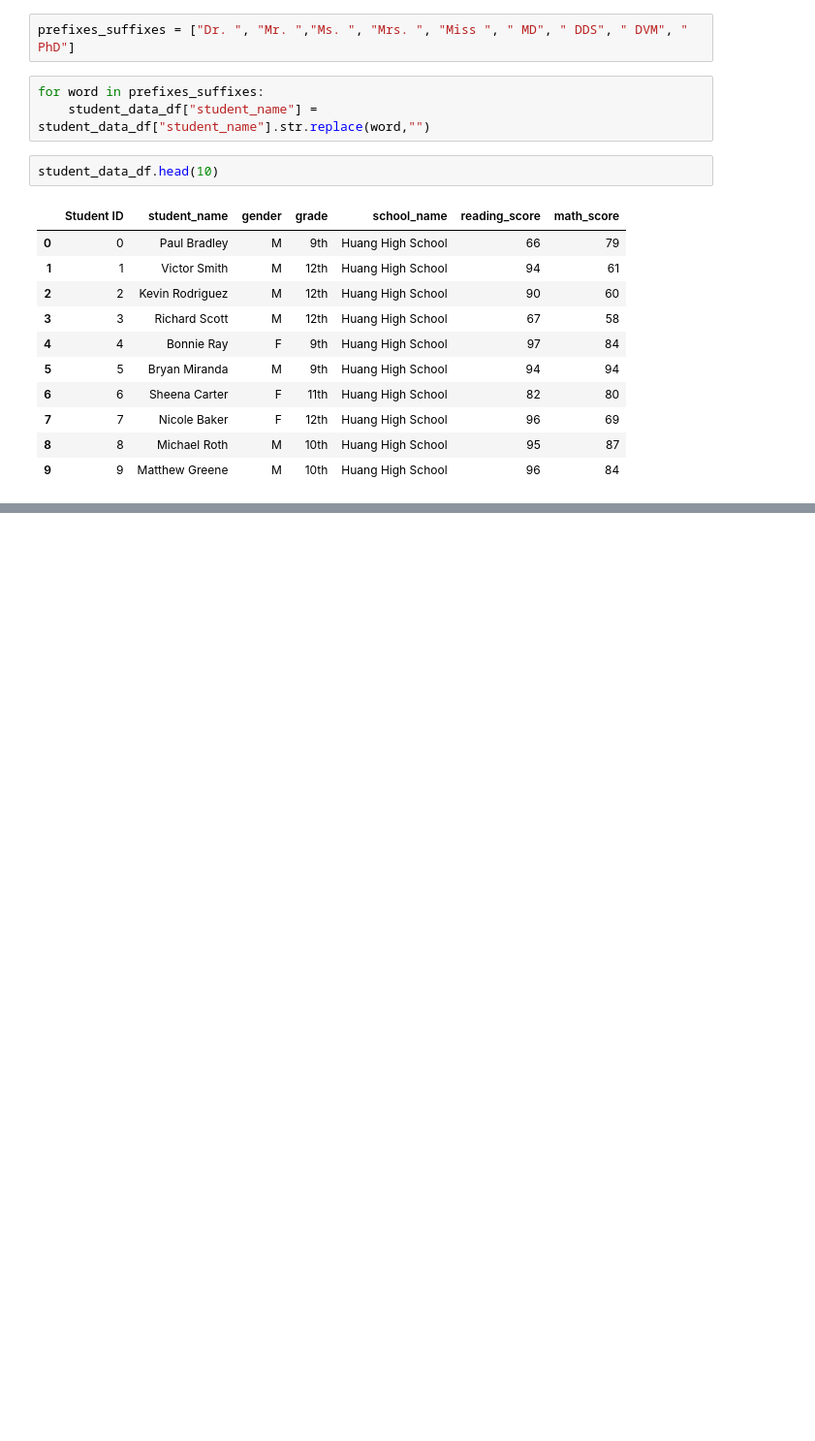
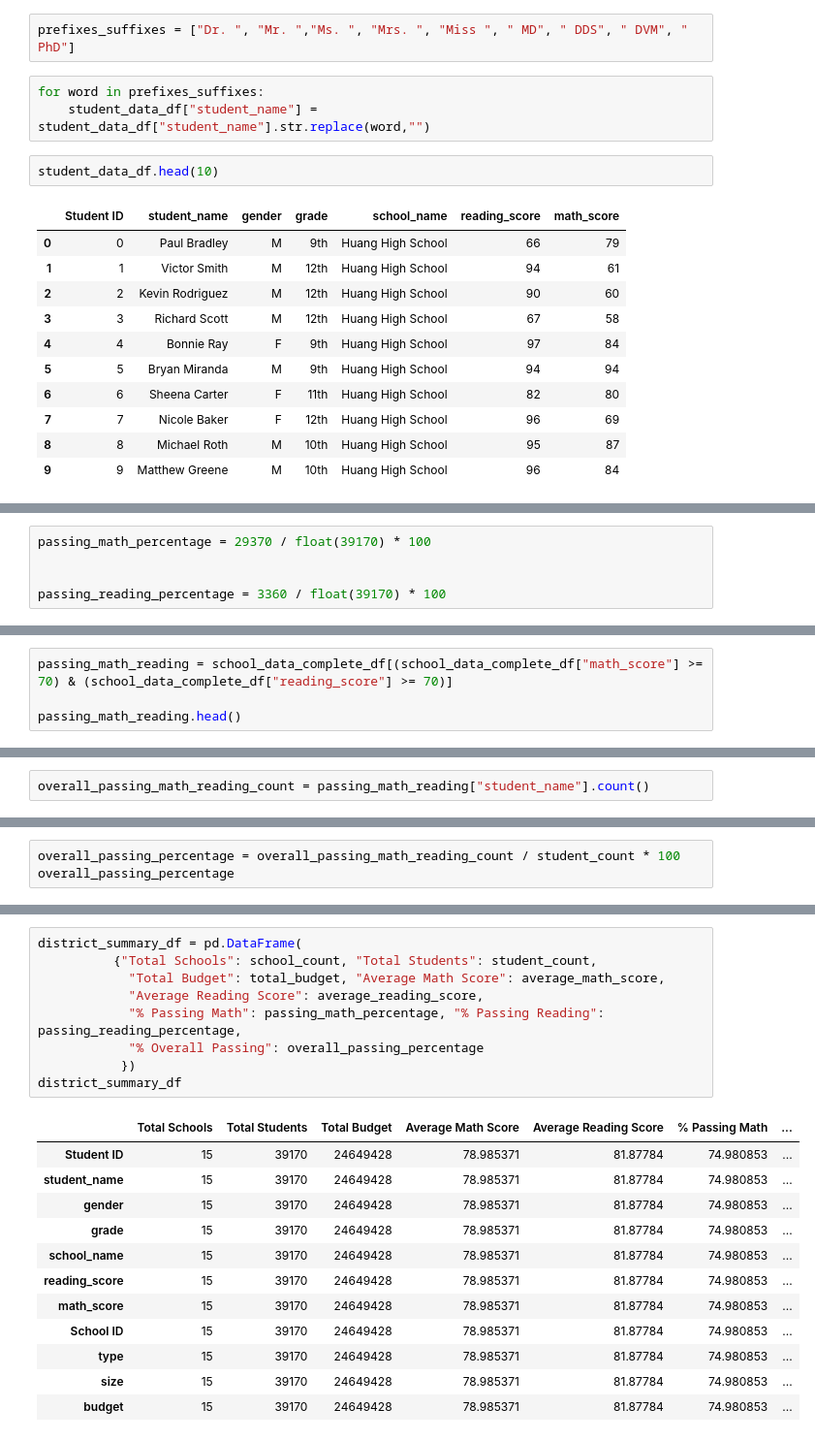
Before and after one commit to ddw26/School_District_Analysis, a Jupyter notebook: PyCitySchools.ipynb, the cells around one changed output, grey strips where cells are left out. Shown at 97% size. Cells and saved outputs as stored; diff of their text form; blank space fills up the shorter version.

Commit message:
district summary complete.

```diff
--- a/PyCitySchools.ipynb
+++ b/PyCitySchools.ipynb
@@ -171,0 +293,5 @@ student_data_df.head(10)
+# %%
+passing_math_percentage = 29370 / float(39170) * 100
+
+
+passing_reading_percentage = 3360 / float(39170) * 100
@@ -171,0 +306,4 @@ student_data_df.head(10)
+# %%
+passing_math_reading = school_data_complete_df[(school_data_complete_df["math_score"] >= 70) & (school_data_complete_df["reading_score"] >= 70)]
+
+passing_math_reading.head()
@@ -171,0 +317,2 @@ student_data_df.head(10)
+# %%
+overall_passing_math_reading_count = passing_math_reading["student_name"].count()
@@ -171,0 +323,3 @@ student_data_df.head(10)
+# %%
+overall_passing_percentage = overall_passing_math_reading_count / student_count * 100
+overall_passing_percentage
@@ -171,0 +339,22 @@ student_data_df.head(10)
+# %%
+district_summary_df = pd.DataFrame(
+          {"Total Schools": school_count, "Total Students": student_count,
+            "Total Budget": total_budget, "Average Math Score": average_math_score,
+            "Average Reading Score": average_reading_score,
+            "% Passing Math": passing_math_percentage, "% Passing Reading": passing_reading_percentage,
+            "% Overall Passing": overall_passing_percentage
+           })
+district_summary_df
+# %% [output]
+|  | Total Schools | Total Students | Total Budget | Average Math Score | Average Reading Score | % Passing Math | ... |
+| Student ID | 15 | 39170 | 24649428 | 78.985371 | 81.87784 | 74.980853 | ... |
+| student_name | 15 | 39170 | 24649428 | 78.985371 | 81.87784 | 74.980853 | ... |
+| gender | 15 | 39170 | 24649428 | 78.985371 | 81.87784 | 74.980853 | ... |
+| grade | 15 | 39170 | 24649428 | 78.985371 | 81.87784 | 74.980853 | ... |
+| school_name | 15 | 39170 | 24649428 | 78.985371 | 81.87784 | 74.980853 | ... |
+| reading_score | 15 | 39170 | 24649428 | 78.985371 | 81.87784 | 74.980853 | ... |
+| math_score | 15 | 39170 | 24649428 | 78.985371 | 81.87784 | 74.980853 | ... |
+| School ID | 15 | 39170 | 24649428 | 78.985371 | 81.87784 | 74.980853 | ... |
+| type | 15 | 39170 | 24649428 | 78.985371 | 81.87784 | 74.980853 | ... |
+| size | 15 | 39170 | 24649428 | 78.985371 | 81.87784 | 74.980853 | ... |
+| budget | 15 | 39170 | 24649428 | 78.985371 | 81.87784 | 74.980853 | ... |
```
Also changed, not shown: parts of 25 cells of this notebook, 5 other files.
